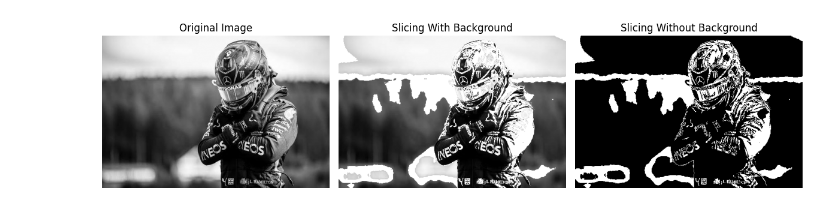
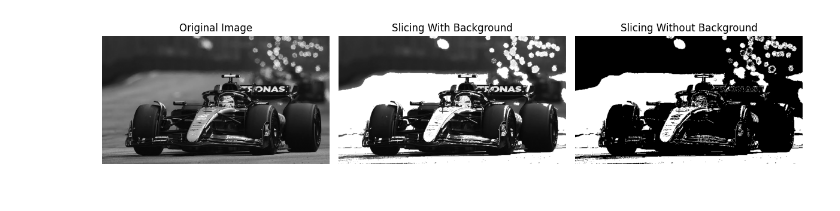
Before and after one commit to Gladwin-2007/CV-lab, a Jupyter notebook: CV_lab_5.ipynb, the cells around one changed output. Saved outputs shown, nothing was run; the diff lists cells and outputs as text; code cells hidden in the pictures.

```diff
--- a/CV_lab_5.ipynb
+++ b/CV_lab_5.ipynb
@@ -13,7 +13,7 @@ from matplotlib import pyplot as plt
 r_min = 100
 r_max = 200
 
-img = cv2.imread("/content/drive/MyDrive/panther.jpg", 0)
+img = cv2.imread("/content/drive/MyDrive/amg.jpg", 0)
 
 slice_with_bg = img.copy()
 slice_without_bg = np.zeros(img.shape, dtype=np.uint8)
@@ -22,31 +22,31 @@ for i in range(img.shape[0]):
     for j in range(img.shape[1]):
         pixel_value = img[i, j]
 
         if r_min <= pixel_value <= r_max:
 
             slice_with_bg[i,j] = 255
             slice_without_bg[i,j] = 255
         else:
             slice_without_bg[i,j] = 0
 
 plt.figure(figsize=(12, 4))
 
 plt.subplot(1, 3, 1)
 plt.imshow(img, cmap='gray')
 plt.title("Original Image")
 plt.axis("off")
 
 plt.subplot(1, 3, 2)
 plt.imshow(slice_with_bg, cmap='gray')
 plt.title("Slicing With Background")
 plt.axis("off")
 
 plt.subplot(1, 3, 3)
 plt.imshow(slice_without_bg, cmap='gray')
 plt.title("Slicing Without Background")
 plt.axis("off")
 
 plt.tight_layout()
 plt.show()
 # %% [output]
-[figure, old version]
+[figure, new version]
```
Also changed, not shown: parts of 1 cell of this notebook.
